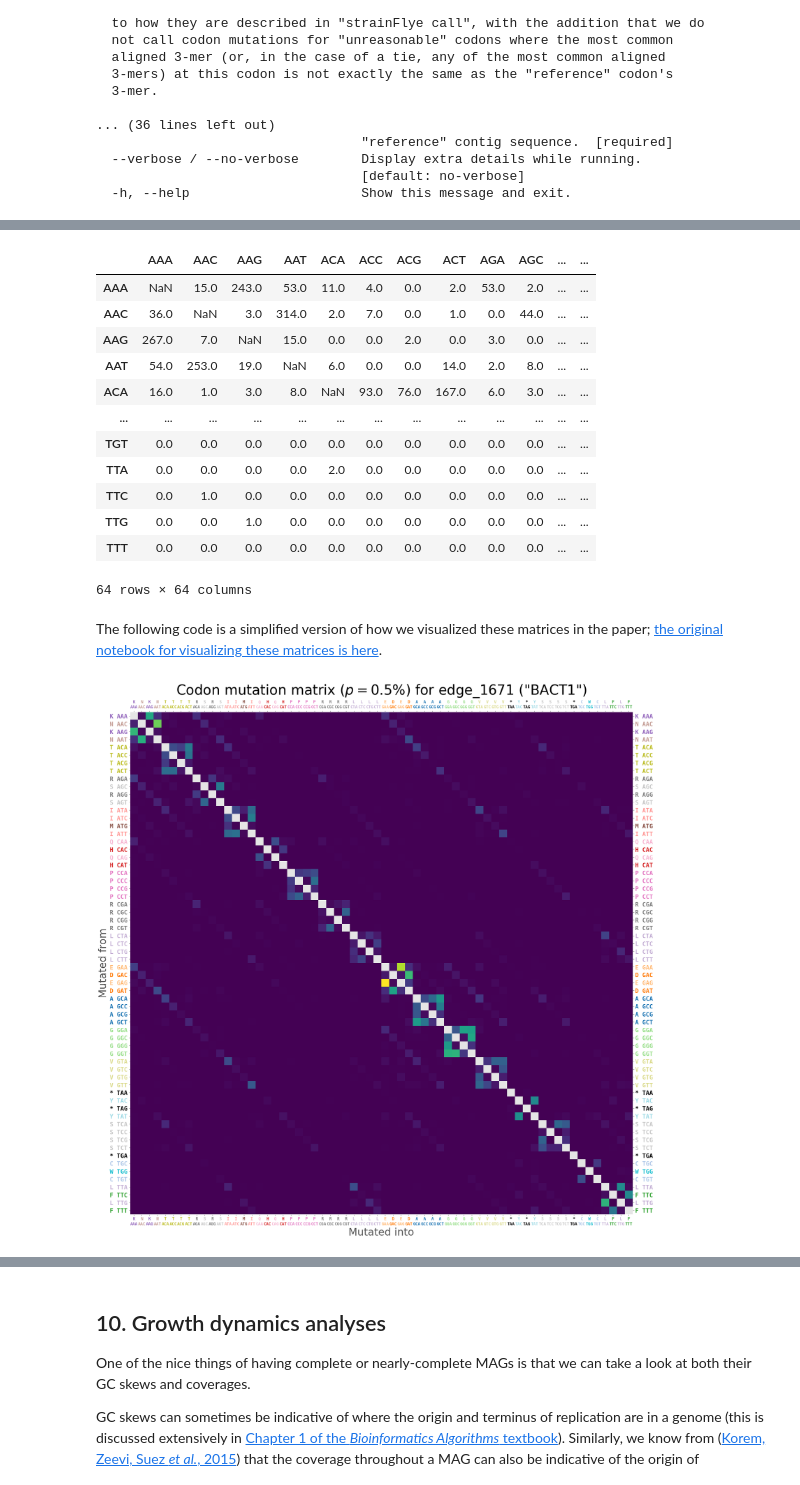
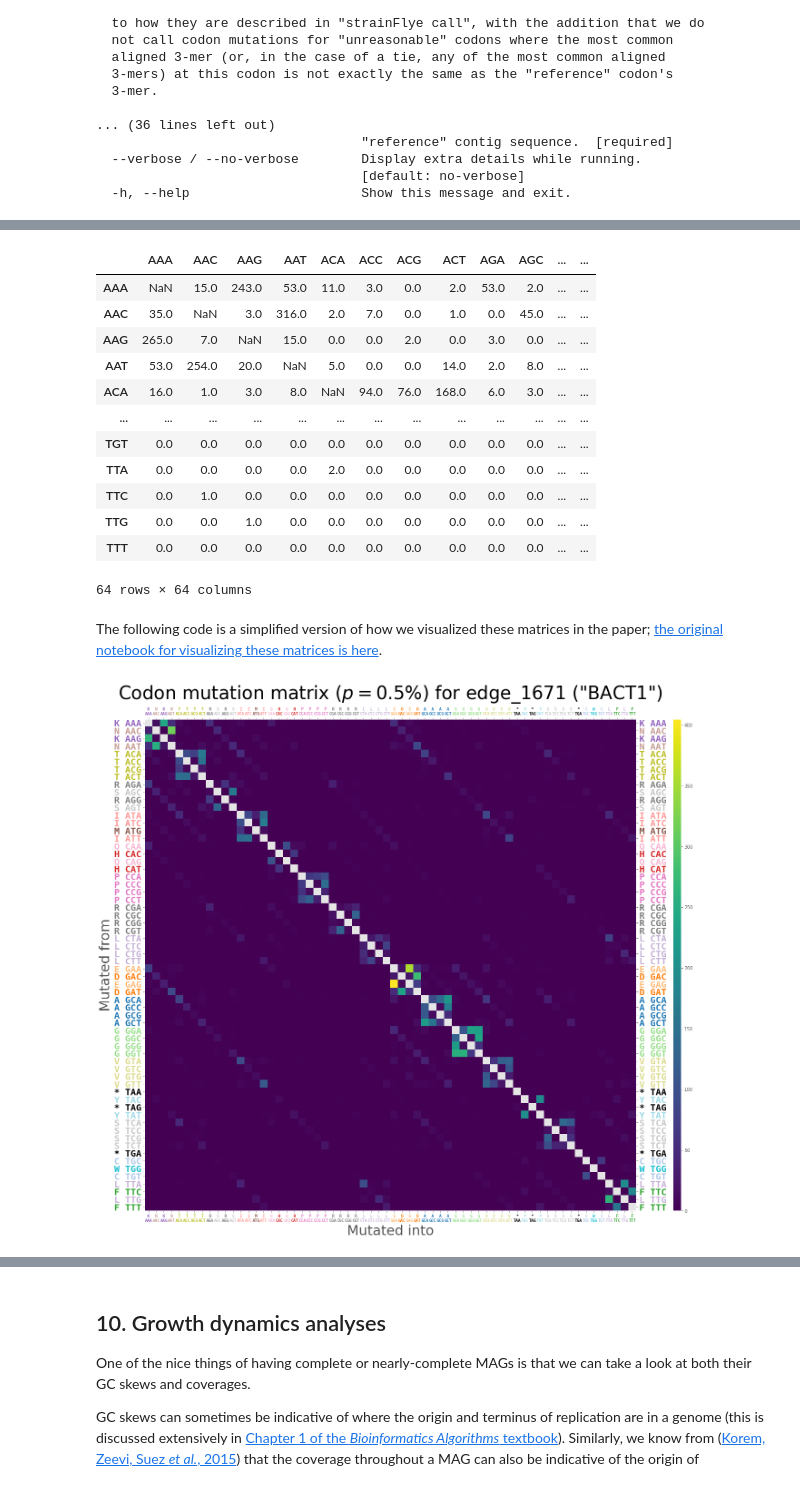
Before and after one commit to fedarko/strainFlye, a Jupyter notebook: docs/SheepGutExample.ipynb, the cells around one changed output, grey strips where cells are left out. Drawn from its saved outputs; the diff is of its cells as text; code cells hidden in the pictures.

```diff
--- a/docs/SheepGutExample.ipynb
+++ b/docs/SheepGutExample.ipynb
@@ -1120,13 +1125,17 @@ It is worth thinking about if you want to normalize the matrix in some way. For
 # %%
-cmat = pd.read_csv("/Poppy/mfedarko/sftests/tutorial-output/matrix/final/edge_1671/edge_1671_codon_matrix.tsv", sep="\t")
+# Load the codon matrix for BACT1 using pandas
+cmat = pd.read_csv(
+    "/Poppy/mfedarko/sftests/tutorial-output/matrix/fill/edge_1671/edge_1671_codon_matrix.tsv",
+    sep="\t"
+)
 cmat
 # %% [output]
 |  | AAA | AAC | AAG | AAT | ACA | ACC | ACG | ACT | AGA | AGC | ... | ... |
-| AAA | NaN | 15.0 | 243.0 | 53.0 | 11.0 | 4.0 | 0.0 | 2.0 | 53.0 | 2.0 | ... | ... |
-| AAC | 36.0 | NaN | 3.0 | 314.0 | 2.0 | 7.0 | 0.0 | 1.0 | 0.0 | 44.0 | ... | ... |
-| AAG | 267.0 | 7.0 | NaN | 15.0 | 0.0 | 0.0 | 2.0 | 0.0 | 3.0 | 0.0 | ... | ... |
-| AAT | 54.0 | 253.0 | 19.0 | NaN | 6.0 | 0.0 | 0.0 | 14.0 | 2.0 | 8.0 | ... | ... |
-| ACA | 16.0 | 1.0 | 3.0 | 8.0 | NaN | 93.0 | 76.0 | 167.0 | 6.0 | 3.0 | ... | ... |
+| AAA | NaN | 15.0 | 243.0 | 53.0 | 11.0 | 3.0 | 0.0 | 2.0 | 53.0 | 2.0 | ... | ... |
+| AAC | 35.0 | NaN | 3.0 | 316.0 | 2.0 | 7.0 | 0.0 | 1.0 | 0.0 | 45.0 | ... | ... |
+| AAG | 265.0 | 7.0 | NaN | 15.0 | 0.0 | 0.0 | 2.0 | 0.0 | 3.0 | 0.0 | ... | ... |
+| AAT | 53.0 | 254.0 | 20.0 | NaN | 5.0 | 0.0 | 0.0 | 14.0 | 2.0 | 8.0 | ... | ... |
+| ACA | 16.0 | 1.0 | 3.0 | 8.0 | NaN | 94.0 | 76.0 | 168.0 | 6.0 | 3.0 | ... | ... |
 | ... | ... | ... | ... | ... | ... | ... | ... | ... | ... | ... | ... | ... |
 | TGT | 0.0 | 0.0 | 0.0 | 0.0 | 0.0 | 0.0 | 0.0 | 0.0 | 0.0 | 0.0 | ... | ... |
 | TTA | 0.0 | 0.0 | 0.0 | 0.0 | 2.0 | 0.0 | 0.0 | 0.0 | 0.0 | 0.0 | ... | ... |
@@ -1153,7 +1162,7 @@ for i, aa in enumerate(aas[:-1]):
 aa2color["*"] = "#000000"
 # %%
 fig, ax = pyplot.subplots()
-ax.imshow(cmat.values)
+im = ax.imshow(cmat.values)
 ax.grid(False)
 ax.tick_params(
     top=True, bottom=True, left=True, right=True,
@@ -1163,35 +1172,45 @@ toplabels = []
 leftlabels = []
 for oi, o in enumerate(cmat.index):
     t = skbio.DNA(o).translate()
     # Assign each codon a color based on its translation
     toplabels.append(f"{t}\n{o}")
     leftlabels.append(f"{t} {o}")
 
 # As in "tick i's". This specifies where to put all the ticks. (If we omit this,
 # then only a few of the tick labels are shown.)
 tick_is = range(len(cmat.index))
 ax.set_xticks(tick_is)
 ax.set_yticks(tick_is)
 
 ax.set_xticklabels(toplabels)
 ax.set_yticklabels(leftlabels)
 
-def set_text_style(ticklabel, fontsize="xx-large"):
+def set_text_style(ticklabel, fontsize=20):
     # Figure out the color for this tick based on its amino acid / stop codon
     tl.set_color(aa2color[tl.get_text().split()[0]])
     tl.set_fontweight("bold")
     tl.set_fontfamily("monospace")
     tl.set_fontsize(fontsize)
 
 for tl in ax.get_yticklabels():
     set_text_style(tl)
 for tl in ax.get_xticklabels():
-    set_text_style(tl, fontsize="large")
+    set_text_style(tl, fontsize=9)
 
 ax.set_ylabel("Mutated from", fontsize=30)
 ax.set_xlabel("Mutated into", fontsize=30)
-ax.set_title('Codon mutation matrix ($p = 0.5\%$) for edge_1671 ("BACT1")', fontsize=40, y=1.03)
+ax.set_title('Codon mutation matrix ($p = 0.5\%$) for edge_1671 ("BACT1")', fontsize=40, y=1.035)
+
+# Call tight_layout() before adding the colorbar: https://stackoverflow.com/a/48922336
+fig.tight_layout()
+# Use thousands separators in colorbar labels if needed: https://stackoverflow.com/a/47230864
+cbar_formatter = lambda x, p: format(int(x), ",")
+# The aspect=60 thing reduces the colorbar's width to look roughly equivalent to that of a matrix cell
+# Also, note that adding the colorbar here causes a matplotlib warning about "Auto-removal of grids": as
+# far as I can tell (https://github.com/matplotlib/matplotlib/issues/21723), this warning is not important.
+fig.colorbar(im, aspect=60, format=cbar_formatter)
+
 fig.set_size_inches(27, 27)
 # %% [output]
-[figure, old version]
+[figure, new version]
 # %% [markdown]
```
Also changed, not shown: parts of 14 cells of this notebook.
